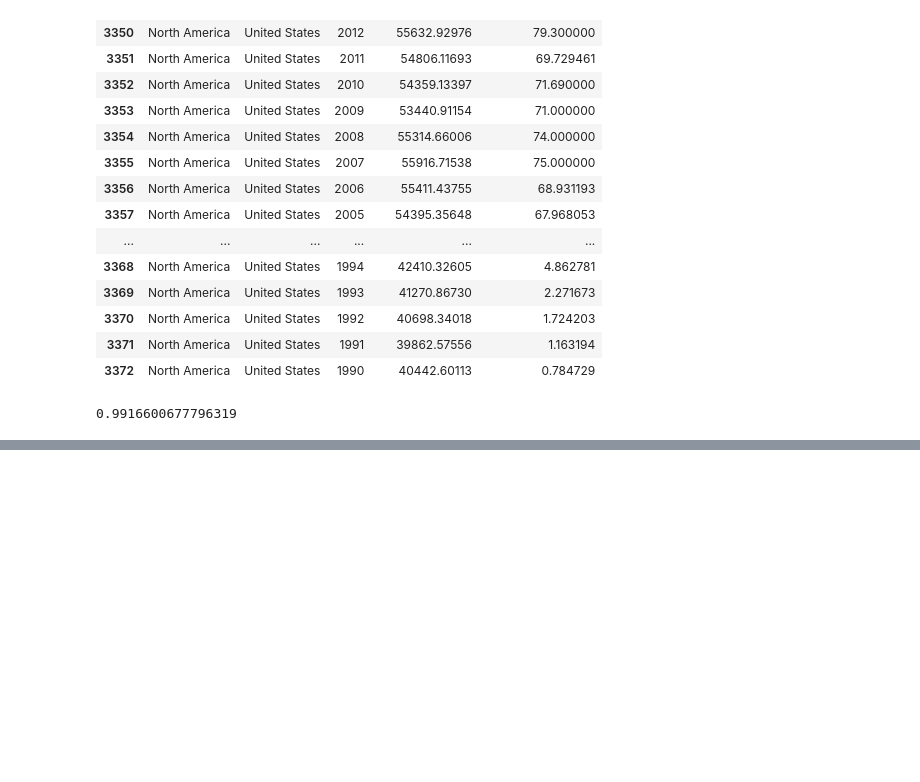
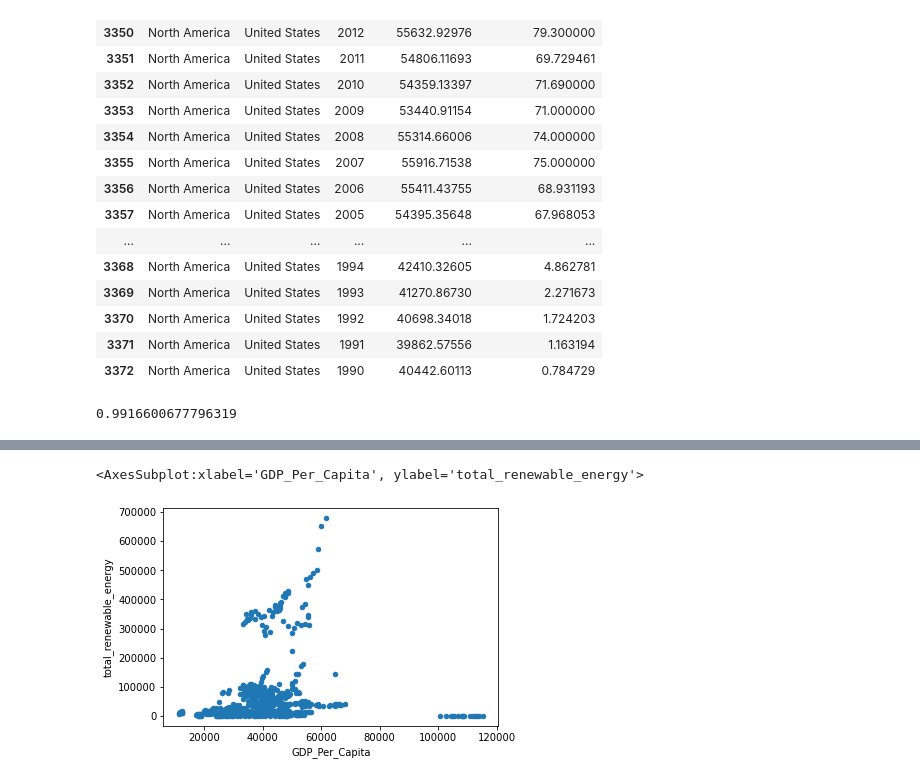
Before and after one commit to nss-data-science-cohort-5/un_exploration-jacob-parks98, a Jupyter notebook: notebooks/UN_Data_Exploration.ipynb, the cells around one changed output, grey strips where cells are left out. Drawn from its saved outputs; the diff is of its cells as text; code cells hidden in the pictures; blank space fills up the shorter version.

```diff
--- a/notebooks/UN_Data_Exploration.ipynb
+++ b/notebooks/UN_Data_Exploration.ipynb
@@ -621,0 +784,5 @@ gdp_United_States["GDP_Per_Capita"].corr(gdp_United_States["Internet_Users_Pct"]
+# %%
+co2_emmissions = co2_emmissions.rename(columns = {"Country or Area":"Country", "Value":"CO2_emmissions"})
+co2_emmissions = co2_emmissions.replace("United States of America", "United States")
+# %%
+gdp_and_renewable_energy = pd.merge(left = gdp_and_renewable_energy, right = co2_emmissions, on = ["Country","Year"], how = 'outer')
@@ -621,0 +820,2 @@ gdp_United_States["GDP_Per_Capita"].corr(gdp_United_States["Internet_Users_Pct"]
+# %%
+gdp_and_renewable_energy_full = gdp_and_renewable_energy.dropna()
@@ -621,0 +838,4 @@ gdp_United_States["GDP_Per_Capita"].corr(gdp_United_States["Internet_Users_Pct"]
+# %%
+gdp_and_renewable_energy_full["total_renewable_energy"] = (gdp_and_renewable_energy_full["Solar Power"] +
+                                                           gdp_and_renewable_energy_full["Hydro Power"]+
+                                                          gdp_and_renewable_energy_full["Wind Energy"])
@@ -621,0 +864,5 @@ gdp_United_States["GDP_Per_Capita"].corr(gdp_United_States["Internet_Users_Pct"]
+# %%
+gdp_and_renewable_energy_full.plot(x = "GDP_Per_Capita" , y = "total_renewable_energy", kind = 'scatter')
+# %% [output]
+<AxesSubplot:xlabel='GDP_Per_Capita', ylabel='total_renewable_energy'>
+[figure, added]
```
Also changed, not shown: parts of 30 cells of this notebook.
